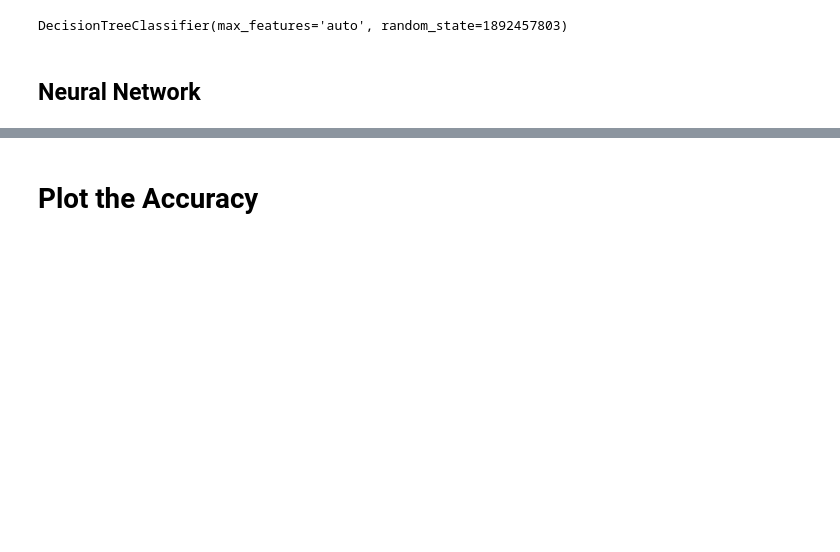
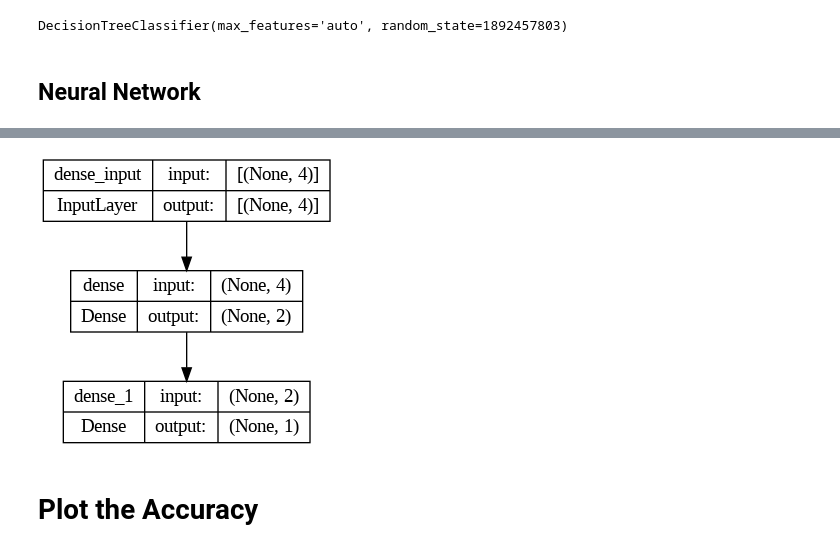
Before and after one commit to edaehn/python_tutorials, a Jupyter notebook: ml_titanic.ipynb, the cells around one changed output, grey strips where cells are left out. Drawn from its saved outputs; the diff is of its cells as text; code cells hidden in the pictures; blank space fills up the shorter version.

```diff
--- a/ml_titanic.ipynb
+++ b/ml_titanic.ipynb
@@ -328,3 +369,14 @@ Test accuracy: 0.37837839126586914
+# %%
+# Import keras
+from tensorflow import keras
+
+# Plot the model with keras utils
+from keras.utils import plot_model
+
+# See the inputs and outputs of each layer
+plot_model(model, show_shapes=True)
+# %% [output]
+[figure, added]
 # %% [markdown]
 # Plot the Accuracy
 # %%
```
Also changed, not shown: parts of 6 cells of this notebook.
